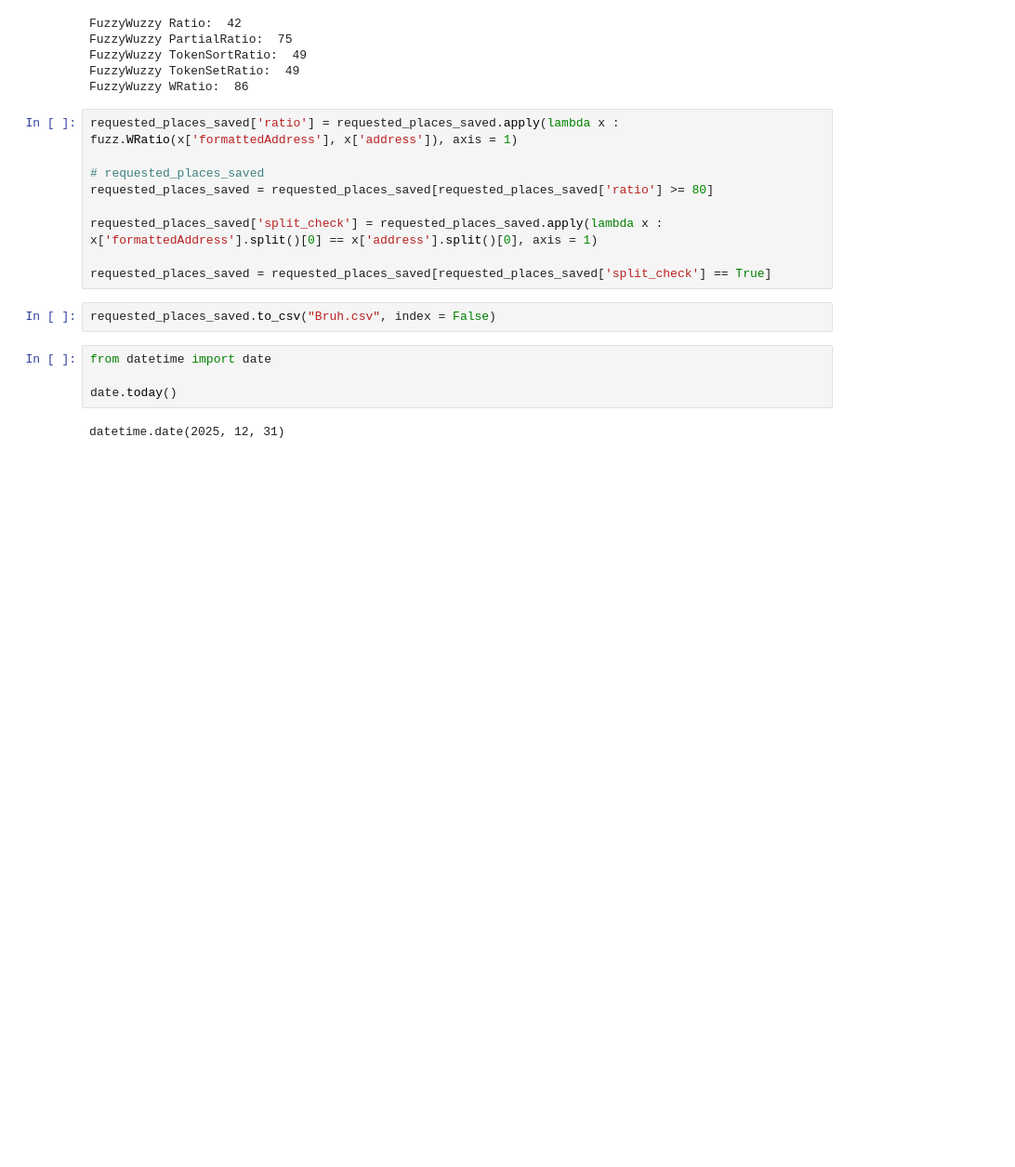
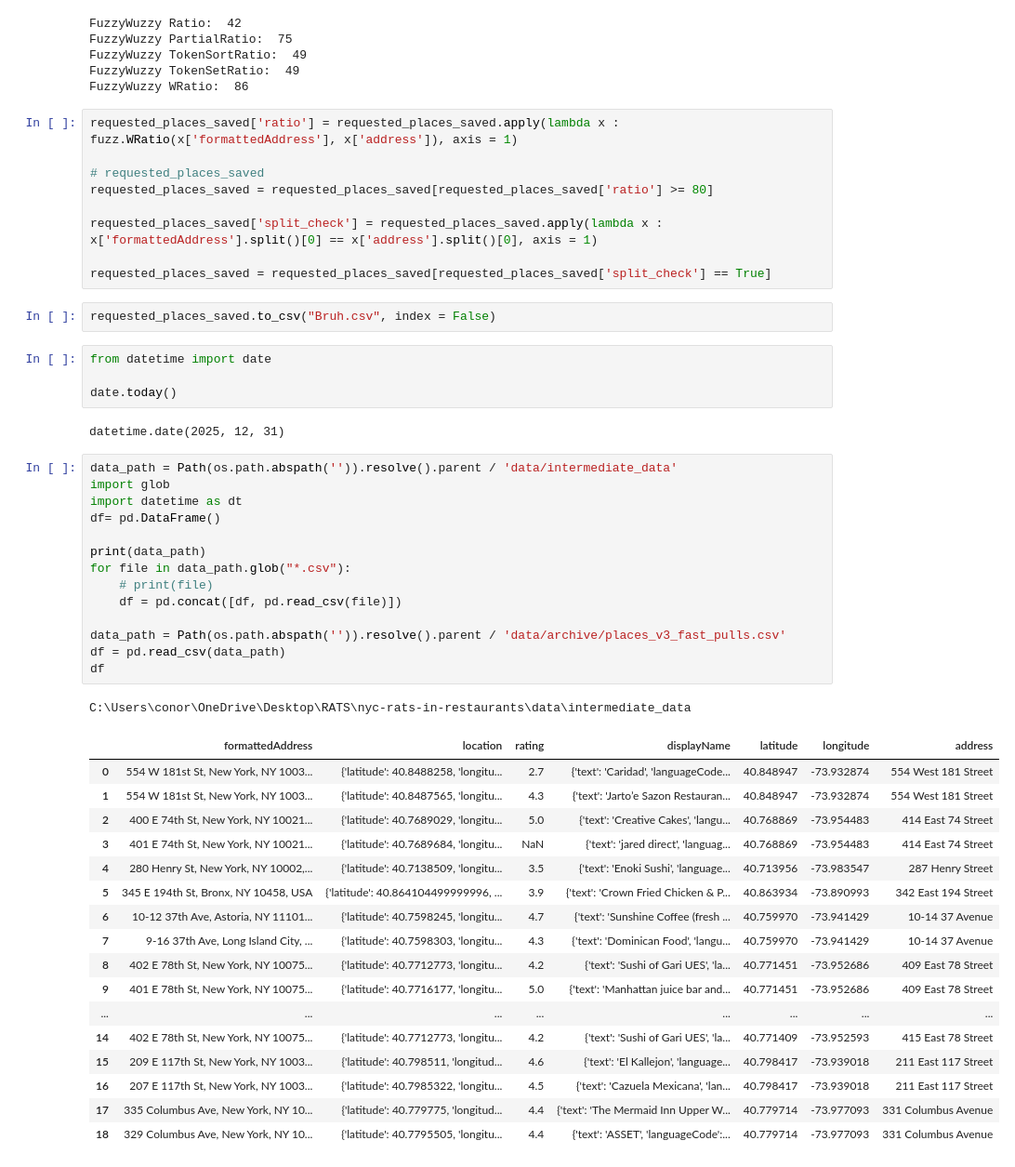
Before and after one commit to conor7276/nyc-rats-in-restaurants, a Jupyter notebook: scripts/data_exploration.ipynb, the cells around one changed output. Shown at 93% size. Cells and saved outputs as stored; diff of their text form; blank space fills up the shorter version.

```diff
--- a/scripts/data_exploration.ipynb
+++ b/scripts/data_exploration.ipynb
@@ -378,3 +378,36 @@ from datetime import date
 date.today()
 # %% [output]
 datetime.date(2025, 12, 31)
+# %%
+data_path = Path(os.path.abspath('')).resolve().parent / 'data/intermediate_data'
+import glob
+import datetime as dt
+df= pd.DataFrame()
+
+print(data_path)
+for file in data_path.glob("*.csv"):
+    # print(file)
+    df = pd.concat([df, pd.read_csv(file)])
+
+data_path = Path(os.path.abspath('')).resolve().parent / 'data/archive/places_v3_fast_pulls.csv'
+df = pd.read_csv(data_path)
+df
+# %% [output]
+C:\Users\conor\OneDrive\Desktop\RATS\nyc-rats-in-restaurants\data\intermediate_data
+|  | formattedAddress | location | rating | displayName | latitude | longitude | address |
+| 0 | 554 W 181st St, New York, NY 1003... | {'latitude': 40.8488258, 'longitu... | 2.7 | {'text': 'Caridad', 'languageCode... | 40.848947 | -73.932874 | 554 West 181 Street |
+| 1 | 554 W 181st St, New York, NY 1003... | {'latitude': 40.8487565, 'longitu... | 4.3 | {'text': 'Jarto’e Sazon Restauran... | 40.848947 | -73.932874 | 554 West 181 Street |
+| 2 | 400 E 74th St, New York, NY 10021... | {'latitude': 40.7689029, 'longitu... | 5.0 | {'text': 'Creative Cakes', 'langu... | 40.768869 | -73.954483 | 414 East 74 Street |
+| 3 | 401 E 74th St, New York, NY 10021... | {'latitude': 40.7689684, 'longitu... | NaN | {'text': 'jared direct', 'languag... | 40.768869 | -73.954483 | 414 East 74 Street |
+| 4 | 280 Henry St, New York, NY 10002,... | {'latitude': 40.7138509, 'longitu... | 3.5 | {'text': 'Enoki Sushi', 'language... | 40.713956 | -73.983547 | 287 Henry Street |
+| 5 | 345 E 194th St, Bronx, NY 10458, USA | {'latitude': 40.864104499999996, ... | 3.9 | {'text': 'Crown Fried Chicken & P... | 40.863934 | -73.890993 | 342 East 194 Street |
+| 6 | 10-12 37th Ave, Astoria, NY 11101... | {'latitude': 40.7598245, 'longitu... | 4.7 | {'text': 'Sunshine Coffee (fresh ... | 40.759970 | -73.941429 | 10-14 37 Avenue |
+| 7 | 9-16 37th Ave, Long Island City, ... | {'latitude': 40.7598303, 'longitu... | 4.3 | {'text': 'Dominican Food', 'langu... | 40.759970 | -73.941429 | 10-14 37 Avenue |
+| 8 | 402 E 78th St, New York, NY 10075... | {'latitude': 40.7712773, 'longitu... | 4.2 | {'text': 'Sushi of Gari UES', 'la... | 40.771451 | -73.952686 | 409 East 78 Street |
+| 9 | 401 E 78th St, New York, NY 10075... | {'latitude': 40.7716177, 'longitu... | 5.0 | {'text': 'Manhattan juice bar and... | 40.771451 | -73.952686 | 409 East 78 Street |
+| ... | ... | ... | ... | ... | ... | ... | ... |
+| 14 | 402 E 78th St, New York, NY 10075... | {'latitude': 40.7712773, 'longitu... | 4.2 | {'text': 'Sushi of Gari UES', 'la... | 40.771409 | -73.952593 | 415 East 78 Street |
+| 15 | 209 E 117th St, New York, NY 1003... | {'latitude': 40.798511, 'longitud... | 4.6 | {'text': 'El Kallejon', 'language... | 40.798417 | -73.939018 | 211 East 117 Street |
+| 16 | 207 E 117th St, New York, NY 1003... | {'latitude': 40.7985322, 'longitu... | 4.5 | {'text': 'Cazuela Mexicana', 'lan... | 40.798417 | -73.939018 | 211 East 117 Street |
+| 17 | 335 Columbus Ave, New York, NY 10... | {'latitude': 40.779775, 'longitud... | 4.4 | {'text': 'The Mermaid Inn Upper W... | 40.779714 | -73.977093 | 331 Columbus Avenue |
+| 18 | 329 Columbus Ave, New York, NY 10... | {'latitude': 40.7795505, 'longitu... | 4.4 | {'text': 'ASSET', 'languageCode':... | 40.779714 | -73.977093 | 331 Columbus Avenue |
```
Also changed, not shown: parts of 7 cells of this notebook, 2 other files.
